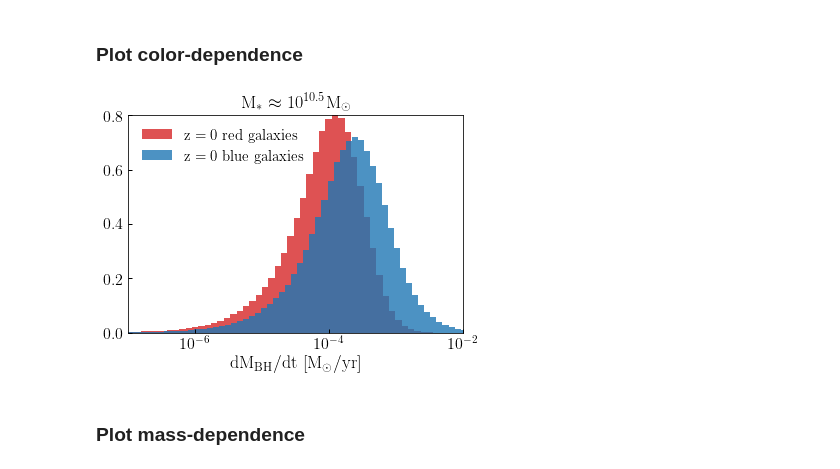
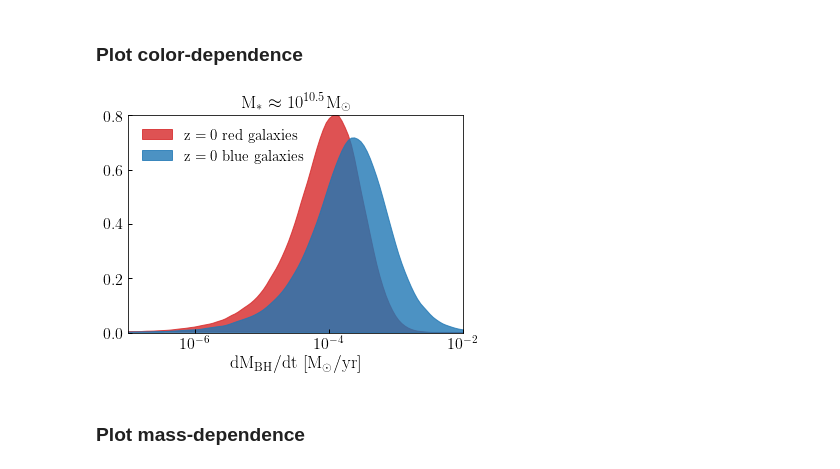
Before and after one commit to LSSTDESC/cosmodc2, a Jupyter notebook: notebooks/black_hole_accretion_rates.ipynb, the cells around one changed output. Saved outputs shown, nothing was run; the diff lists cells and outputs as text; code cells hidden in the pictures.

```diff
--- a/notebooks/black_hole_accretion_rates.ipynb
+++ b/notebooks/black_hole_accretion_rates.ipynb
@@ -17,7 +17,7 @@ import os
 from astropy.table import Table
 
 #  MDPL2-based mock
-dirname = "/Users/aphearin/work/random/0331"
+dirname = "/Users/aphearin/work/random/ARCHIVES/2018/March2018/0331"
 basename = "cutmock_1e9.hdf5"
 fname = os.path.join(dirname, basename)
 mock = Table.read(fname, path='data')
@@ -102,37 +120,48 @@ fig.savefig(figname, bbox_extra_artists=[xlabel], bbox_inches='tight')
 # %%
 sm_mask = mock['obs_sm'] > 10**10
 sm_mask *= mock['obs_sm'] < 10**10.5
 median_sfr = np.median(mock['obs_sfr'][sm_mask])
 
 sfr_mask1 = mock['obs_sfr'] < median_sfr
 mask1 = sm_mask & sfr_mask1
 sfr_mask2 = mock['obs_sfr'] > median_sfr
 mask2 = sm_mask & sfr_mask2
 
 eddington_ratio_z0, accretion_rate_z0 = monte_carlo_bh_acc_rate(
     0., mock['bh_mass'], mock['sfr_percentile'])
 
 fig, ax = plt.subplots(1, 1)
 
-__=ax.hist(np.log10(accretion_rate_z0[mask1]), bins=100, normed=True,
-           alpha=0.8, label=r'${\rm z=0\ red\ galaxies}$', color=mred)
-__=ax.hist(np.log10(accretion_rate_z0[mask2]), bins=100, normed=True,
-           alpha=0.8, label=r'${\rm z=0\ blue\ galaxies}$', color=mblue)
+# __=ax.hist(np.log10(accretion_rate_z0[mask1]), bins=100, normed=True,
+#            alpha=0.8, label=r'${\rm z=0\ red\ galaxies}$', color=mred)
+# __=ax.hist(np.log10(accretion_rate_z0[mask2]), bins=100, normed=True,
+#            alpha=0.8, label=r'${\rm z=0\ blue\ galaxies}$', color=mblue)
+
+from scipy.stats import gaussian_kde
+kde_red = gaussian_kde(np.log10(accretion_rate_z0[mask1]))
+kde_blue = gaussian_kde(np.log10(accretion_rate_z0[mask2]))
+
+x = np.linspace(-7, 0, 150)
+pdf_red = kde_red.evaluate(x)
+pdf_blue = kde_blue.evaluate(x)
+
+__=ax.fill(x, pdf_red, alpha=0.8, label=r'${\rm z=0\ red\ galaxies}$', color=mred)
+__=ax.fill(x, pdf_blue, alpha=0.8, label=r'${\rm z=0\ blue\ galaxies}$', color=mblue)
 
 ylim = ax.set_ylim(0, 0.8)
 title = ax.set_title(r'${\rm M_{\ast}\approx10^{10.5}M_{\odot}$}')
 xlabel = ax.set_xlabel(r'${\rm dM_{BH}/dt\ [M_{\odot}/yr]}$')
-legend = ax.legend()
+legend = ax.legend(loc='upper left')
 
 xlim = ax.set_xlim(-7, -2)
 __=ax.set_xticks((-6, -4, -2))
 xticklabels = (r'$10^{-6}$', r'$10^{-4}$', r'$10^{-2}$')
 __=ax.set_xticklabels(xticklabels)
 
 figname = 'black_hole_accretion_rates_v4_sfr_dependence.pdf'
 fig.savefig(figname, bbox_extra_artists=[xlabel], bbox_inches='tight')
 # %% [output]
-[figure, old version]
+[figure, new version]
 # %% [markdown]
 ### Plot mass-dependence
 # %%
```
Also changed, not shown: parts of 3 cells of this notebook.
